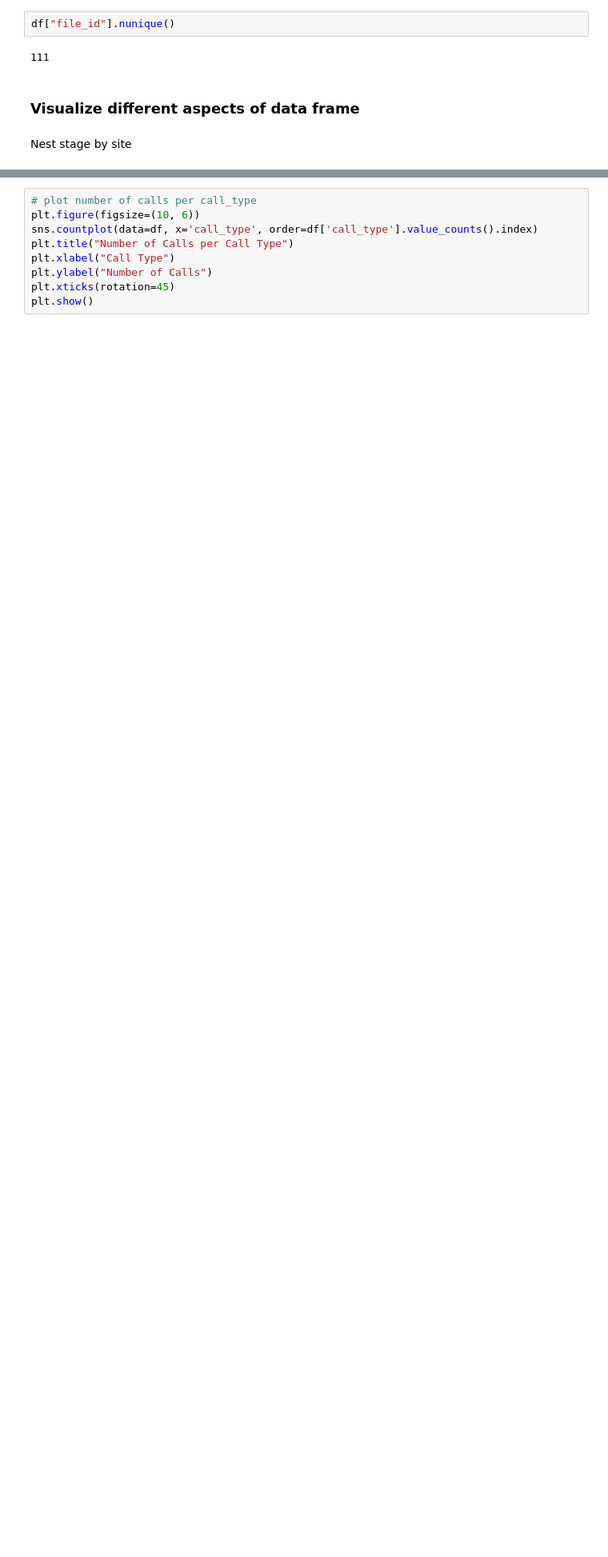
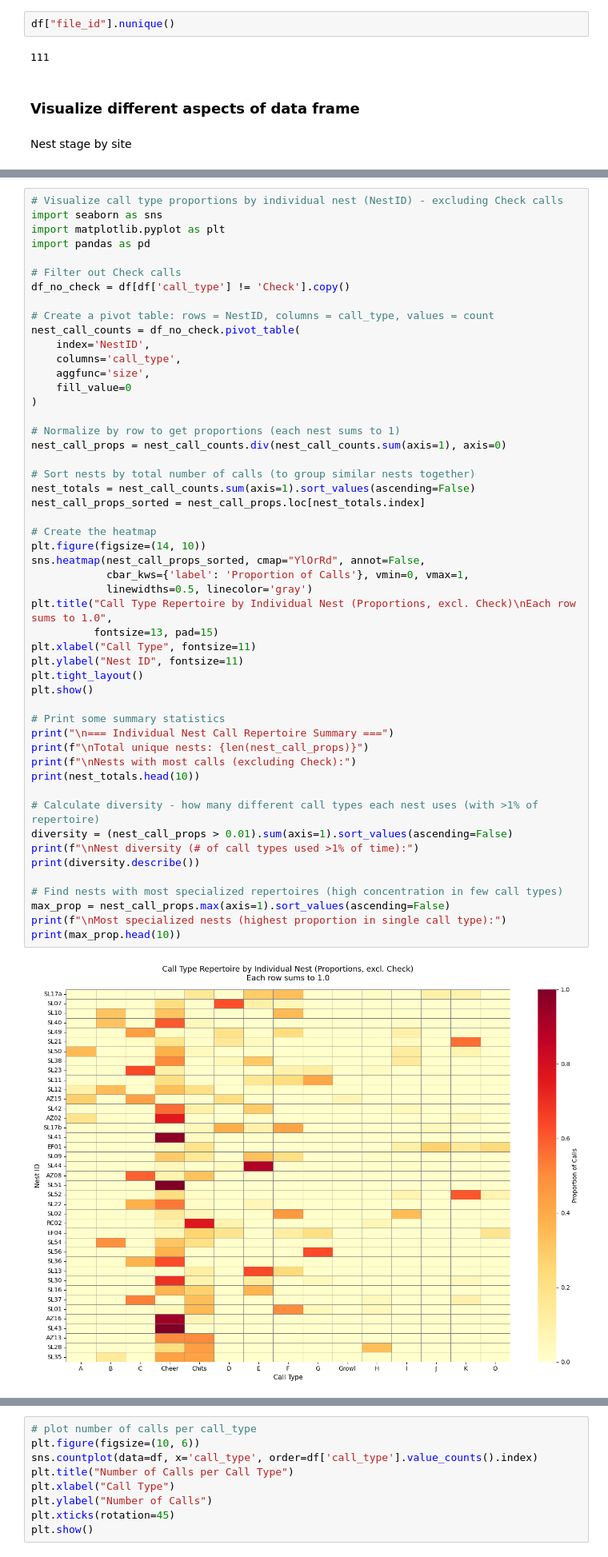
Before and after one commit to birdsocks/blackbird_calls, a Jupyter notebook: Dataset_processing/Datasets/Data_exploration.ipynb, the cells around one changed output, grey strips where cells are left out. Shown at 80% size. Saved outputs shown, nothing was run; the diff lists cells and outputs as text; blank space fills up the shorter version.

```diff
--- a/Dataset_processing/Datasets/Data_exploration.ipynb
+++ b/Dataset_processing/Datasets/Data_exploration.ipynb
@@ -59,0 +433,53 @@ plt.show()
+# %%
+# Visualize call type proportions by individual nest (NestID) - excluding Check calls
+import seaborn as sns
+import matplotlib.pyplot as plt
+import pandas as pd
+
+# Filter out Check calls
+df_no_check = df[df['call_type'] != 'Check'].copy()
+
+# Create a pivot table: rows = NestID, columns = call_type, values = count
+nest_call_counts = df_no_check.pivot_table(
+    index='NestID',
+    columns='call_type',
+    aggfunc='size',
+    fill_value=0
+)
+
+# Normalize by row to get proportions (each nest sums to 1)
+nest_call_props = nest_call_counts.div(nest_call_counts.sum(axis=1), axis=0)
+
+# Sort nests by total number of calls (to group similar nests together)
+nest_totals = nest_call_counts.sum(axis=1).sort_values(ascending=False)
+nest_call_props_sorted = nest_call_props.loc[nest_totals.index]
+
+# Create the heatmap
+plt.figure(figsize=(14, 10))
+sns.heatmap(nest_call_props_sorted, cmap="YlOrRd", annot=False,
+            cbar_kws={'label': 'Proportion of Calls'}, vmin=0, vmax=1,
+            linewidths=0.5, linecolor='gray')
+plt.title("Call Type Repertoire by Individual Nest (Proportions, excl. Check)\nEach row sums to 1.0",
+          fontsize=13, pad=15)
+plt.xlabel("Call Type", fontsize=11)
+plt.ylabel("Nest ID", fontsize=11)
+plt.tight_layout()
+plt.show()
+
+# Print some summary statistics
+print("\n=== Individual Nest Call Repertoire Summary ===")
+print(f"\nTotal unique nests: {len(nest_call_props)}")
+print(f"\nNests with most calls (excluding Check):")
+print(nest_totals.head(10))
+
+# Calculate diversity - how many different call types each nest uses (with >1% of repertoire)
+diversity = (nest_call_props > 0.01).sum(axis=1).sort_values(ascending=False)
+print(f"\nNest diversity (# of call types used >1% of time):")
+print(diversity.describe())
+
+# Find nests with most specialized repertoires (high concentration in few call types)
+max_prop = nest_call_props.max(axis=1).sort_values(ascending=False)
+print(f"\nMost specialized nests (highest proportion in single call type):")
+print(max_prop.head(10))
+# %% [output]
+[figure, added]
```
Also changed, not shown: parts of 5 cells of this notebook, 6 other files.
